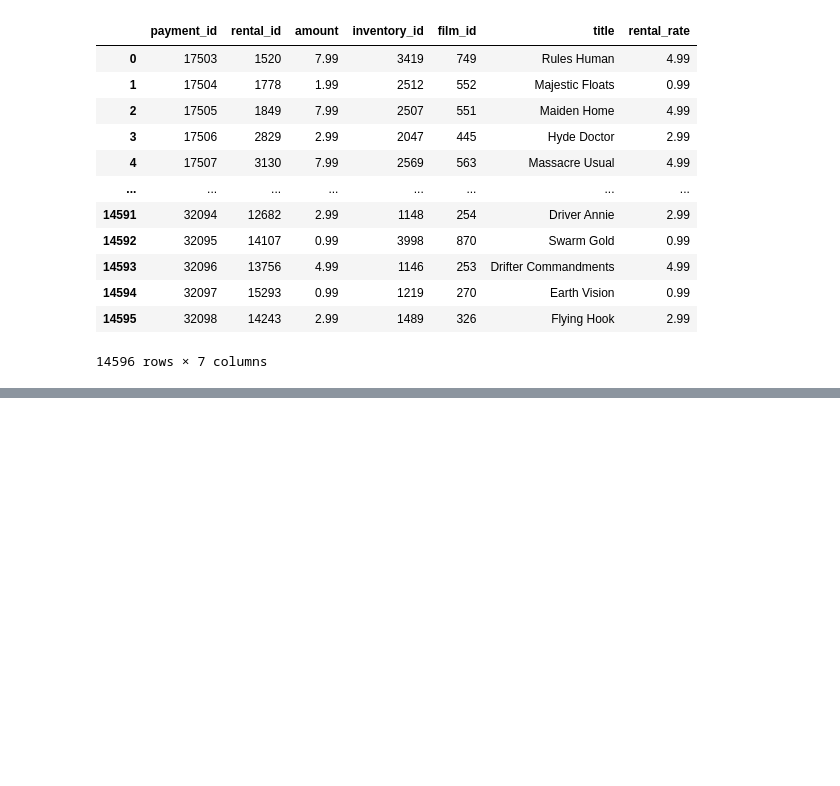
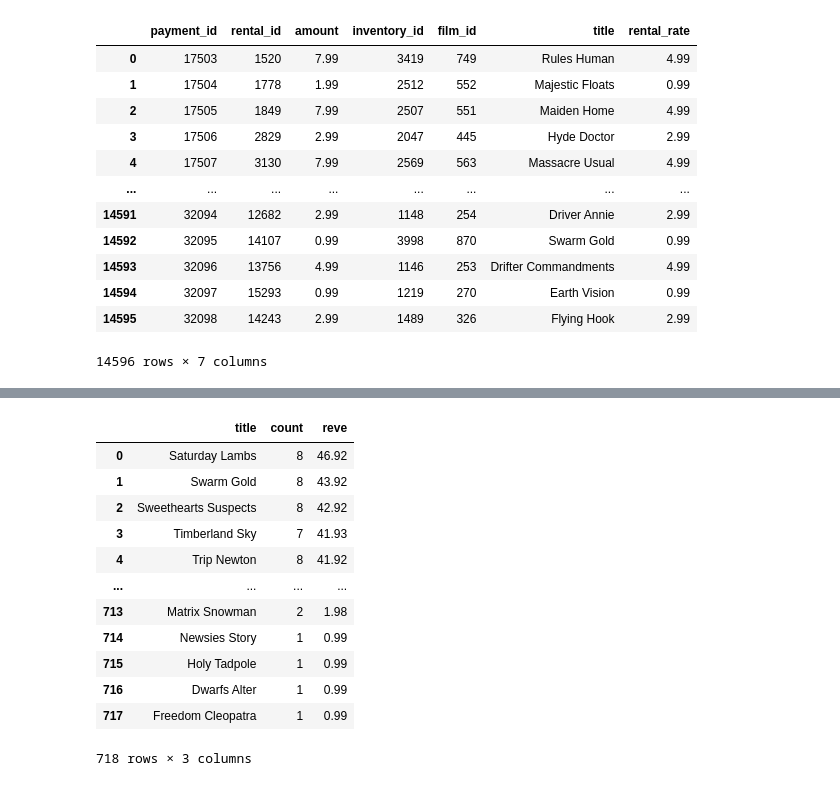
Before and after one commit to idjey/DEtheHardWay, a Jupyter notebook: dvdrental_schema_gen.ipynb, the cells around one changed output, grey strips where cells are left out. Saved outputs shown, nothing was run; the diff lists cells and outputs as text; code cells hidden in the pictures; blank space fills up the shorter version.

```diff
--- a/dvdrental_schema_gen.ipynb
+++ b/dvdrental_schema_gen.ipynb
@@ -207,0 +224,23 @@ queryBase(query5,credentials).head(2)
+# %%
+query6 = f"""SELECT f.title, count(*) as count, sum(p.amount) as reve FROM payment as p
+            JOIN rental as r ON p.rental_id = r.rental_id
+            JOIN inventory as i ON r.rental_id= i.inventory_id
+            JOIN film as f ON i.film_id = f.film_id
+            GROUP BY f.title
+            ORDER BY SUM(p.amount) DESC"""
+# %%
+queryBase(query6,credentials)
+# %% [output]
+|  | title | count | reve |
+| 0 | Saturday Lambs | 8 | 46.92 |
+| 1 | Swarm Gold | 8 | 43.92 |
+| 2 | Sweethearts Suspects | 8 | 42.92 |
+| 3 | Timberland Sky | 7 | 41.93 |
+| 4 | Trip Newton | 8 | 41.92 |
+| ... | ... | ... | ... |
+| 713 | Matrix Snowman | 2 | 1.98 |
+| 714 | Newsies Story | 1 | 0.99 |
+| 715 | Holy Tadpole | 1 | 0.99 |
+| 716 | Dwarfs Alter | 1 | 0.99 |
+| 717 | Freedom Cleopatra | 1 | 0.99 |
+718 rows × 3 columns
```
Also changed, not shown: parts of 9 cells of this notebook.
